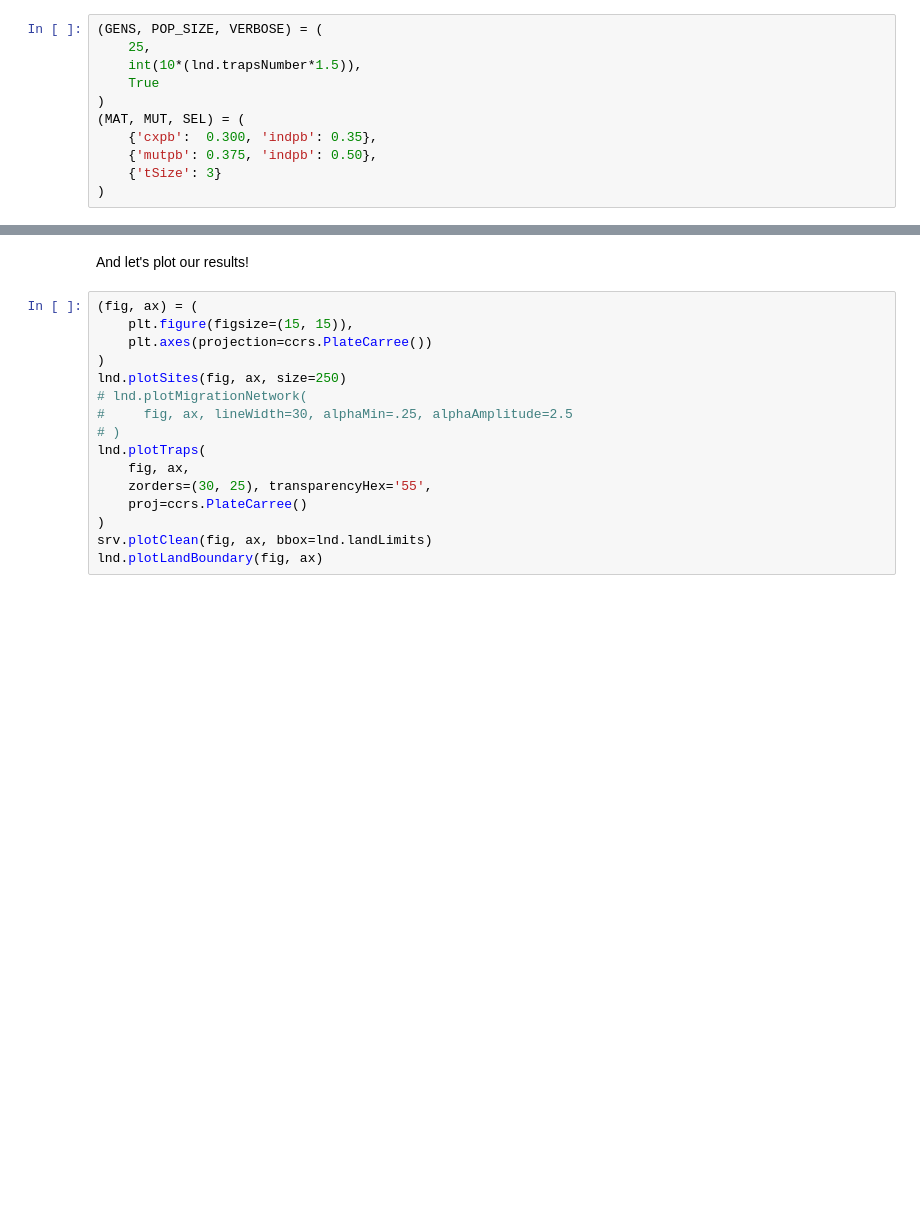
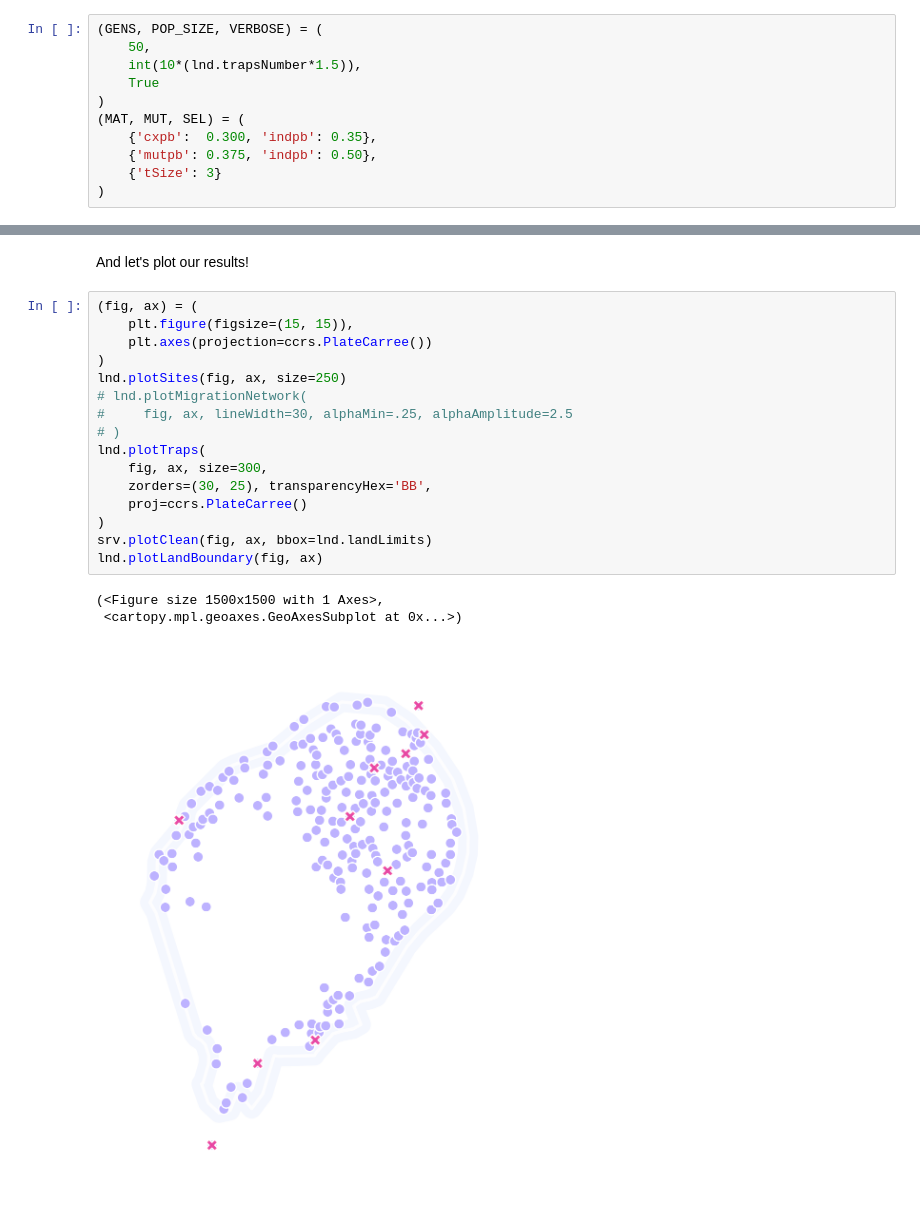
Before and after one commit to Chipdelmal/MGSurvE_Webinar2023, a Jupyter notebook: demos/landscape/customLandscape.ipynb, the cells around one changed output, grey strips where cells are left out. Cells and saved outputs as stored; diff of their text form; blank space fills up the shorter version.

```diff
--- a/demos/landscape/customLandscape.ipynb
+++ b/demos/landscape/customLandscape.ipynb
@@ -103,6 +103,6 @@ Optimizing this map requires more than 1500 generations but just to get a taste
 # %%
 (GENS, POP_SIZE, VERBOSE) = (
-    25,
+    50,
     int(10*(lnd.trapsNumber*1.5)),
     True
 )
@@ -131,16 +143,20 @@ And let's plot our results!
 # %%
 (fig, ax) = (
     plt.figure(figsize=(15, 15)),
     plt.axes(projection=ccrs.PlateCarree())
 )
 lnd.plotSites(fig, ax, size=250)
 # lnd.plotMigrationNetwork(
 #     fig, ax, lineWidth=30, alphaMin=.25, alphaAmplitude=2.5
 # )
 lnd.plotTraps(
-    fig, ax,
-    zorders=(30, 25), transparencyHex='55',
+    fig, ax, size=300,
+    zorders=(30, 25), transparencyHex='BB',
     proj=ccrs.PlateCarree()
 )
 srv.plotClean(fig, ax, bbox=lnd.landLimits)
 lnd.plotLandBoundary(fig, ax)
+# %% [output]
+(<Figure size 1500x1500 with 1 Axes>,
+ <cartopy.mpl.geoaxes.GeoAxesSubplot at 0x...>)
+[figure, added]
```
Also changed, not shown: parts of 2 cells of this notebook, 1 other file.
